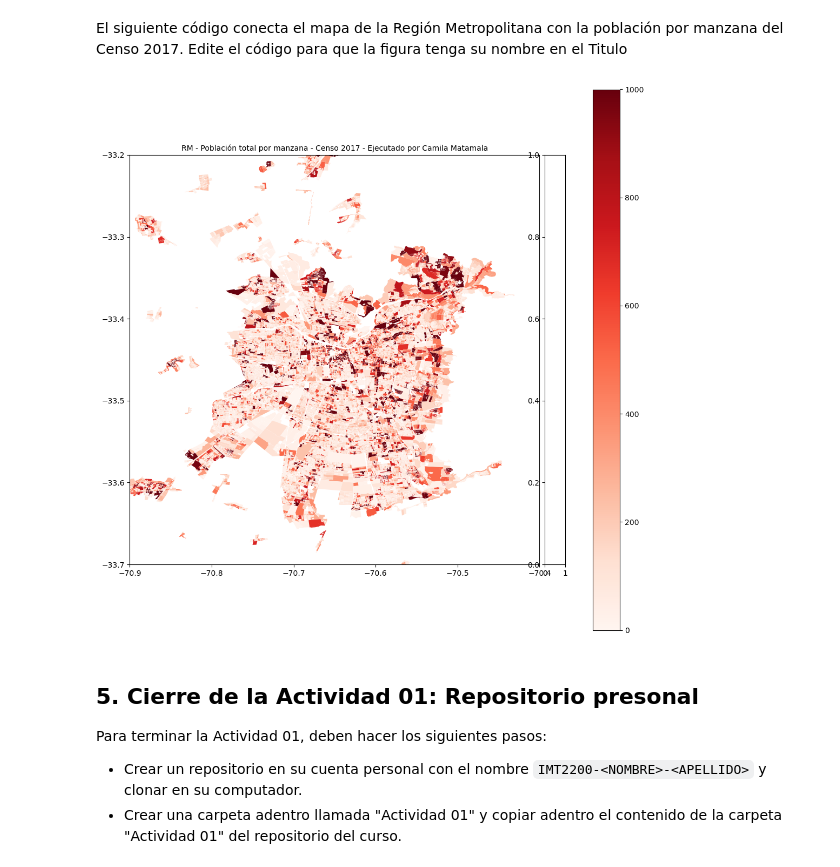
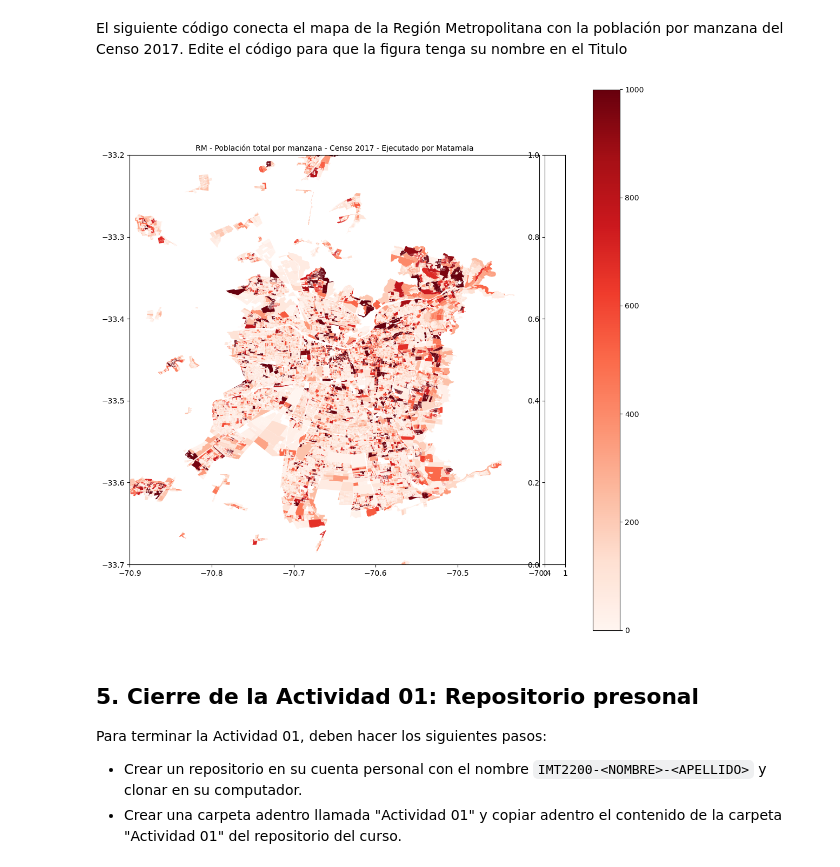
Before and after one commit to vanroshbod/IMT2200-Camila-Matamala, a Jupyter notebook: actividades/actividad 01/IMT2200 - Actividad 01.ipynb, the cells around one changed output. Drawn from its saved outputs; the diff is of its cells as text; code cells hidden in the pictures.

Commit message:
Cambie el nombre de la imagen a solo el apellido

```diff
--- a/actividades/actividad 01/IMT2200 - Actividad 01.ipynb
+++ b/actividades/actividad 01/IMT2200 - Actividad 01.ipynb
@@ -145,36 +145,36 @@ El siguiente código conecta el mapa de la Región Metropolitana con la poblaci
 # %%
 from mpl_toolkits.axes_grid1 import make_axes_locatable
 import matplotlib.colors as colors
 
 #Crear figura y ejes
 fig=plt.figure(figsize=(13,13))
 ax=fig.add_subplot(111)
 divider = make_axes_locatable(ax)
 cax = divider.append_axes("right", size="5%", pad=0.1)
 
 # cantidad de personas por manzana
 Z=manz['TOTAL_PERS']
 manz.plot(ax=ax, column='TOTAL_PERS', cmap='Reds', legend=True, vmin=0, vmax=1000)
 
 com_projected = com.to_crs(epsg=3857)
 com_projected.boundary.plot(ax=ax, lw=0.2, color='k')
 
 xlim=[-70.9,-70.4]
 ylim=[-33.7,-33.2]
 for x, y, label in zip(com_projected.geometry.centroid.x, com_projected.geometry.centroid.y, com_projected.NOM_COMUNA):
     if xlim[0]<x<xlim[1] and ylim[0]<y<ylim[1]:
         ax.text(x, y, label, fontsize = 10)
 
 ax.set_xlim(xlim)
 ax.set_ylim(ylim);
 
 ## Reemplace 'XXX' por su apellido
-ax.set_title('RM - Población total por manzana - Censo 2017 - Ejecutado por Camila Matamala',fontsize=10)
+ax.set_title('RM - Población total por manzana - Censo 2017 - Ejecutado por Matamala',fontsize=10)
 
 ## Reemplace 'XXX' por su apellido en el nombre del archivo de salida
-fig.savefig('PoblacionRM_C2017_Camila_Matamala.jpg')
+fig.savefig('PoblacionRM_C2017_Matamala.jpg')
 # %% [output]
-[figure, old version]
+[figure, new version]
 # %% [markdown]
 ## 5. Cierre de la Actividad 01: Repositorio presonal
 
```
Also changed, not shown: 2 other files.
